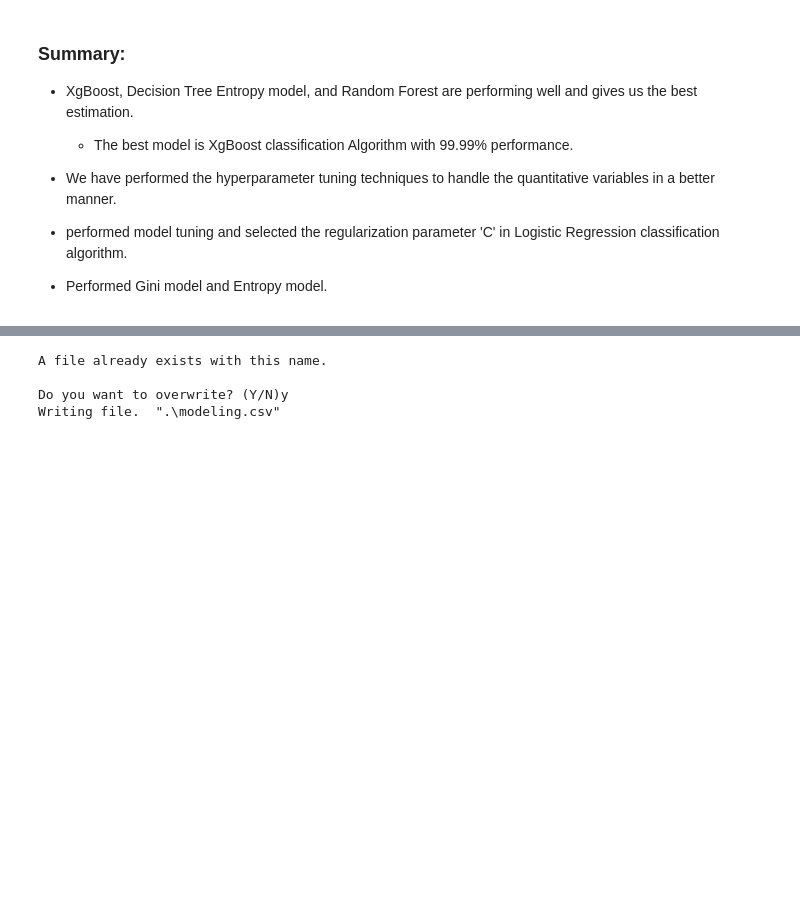
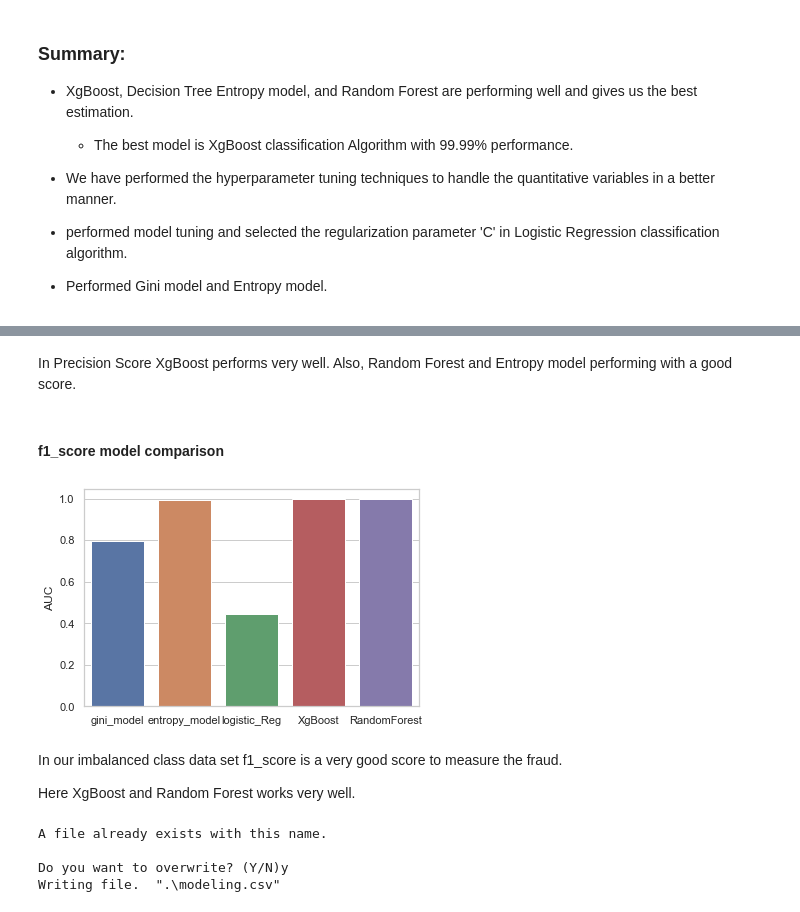
Before and after one commit to ArchanaRobin/SpringBoard, a Jupyter notebook: Capstone 2_Credit Card Fraud Detection/Credit Card Fraud Detection - Preprocessing and Modeling.ipynb, the cells around one changed output, grey strips where cells are left out. Cells and saved outputs as stored; diff of their text form; code cells hidden in the pictures; blank space fills up the shorter version.

```diff
--- a/Capstone 2_Credit Card Fraud Detection/Credit Card Fraud Detection - Preprocessing and Modeling.ipynb
+++ b/Capstone 2_Credit Card Fraud Detection/Credit Card Fraud Detection - Preprocessing and Modeling.ipynb
@@ -930,3 +980,21 @@ print(classification_report(y_test, entropy_pred))
+# %% [markdown]
+In Precision Score  XgBoost performs very well. Also, Random Forest and Entropy model performing  with a good score.
+# %% [markdown]
+#### f1_score model comparison
+# %%
+sns.set_theme(style="whitegrid")
+sns.barplot(x=["gini_model", "entropy_model", "logistic_Reg", "XgBoost", "RandomForest"],
+            y=[f1_score(gini_model.predict(X_test), y_test), f1_score(entropy_model.predict(X_test), y_test), f1_score(logreg_model.predict(X_test), y_test),
+               f1_score(XgB_df_model.predict(X_test), y_test), f1_score(rf_classifier.predict(X_test), y_test)])
+
+plt.ylabel("AUC")
+plt.show()
+# %% [output]
+[figure, added]
+# %% [markdown]
+In our imbalanced class data set f1_score is a very good score to measure the fraud.
+
+Here XgBoost and Random Forest works very well.
 # %%
 # Save the data
 from library.sb_utils import save_file
```
Also changed, not shown: parts of 17 cells of this notebook.
